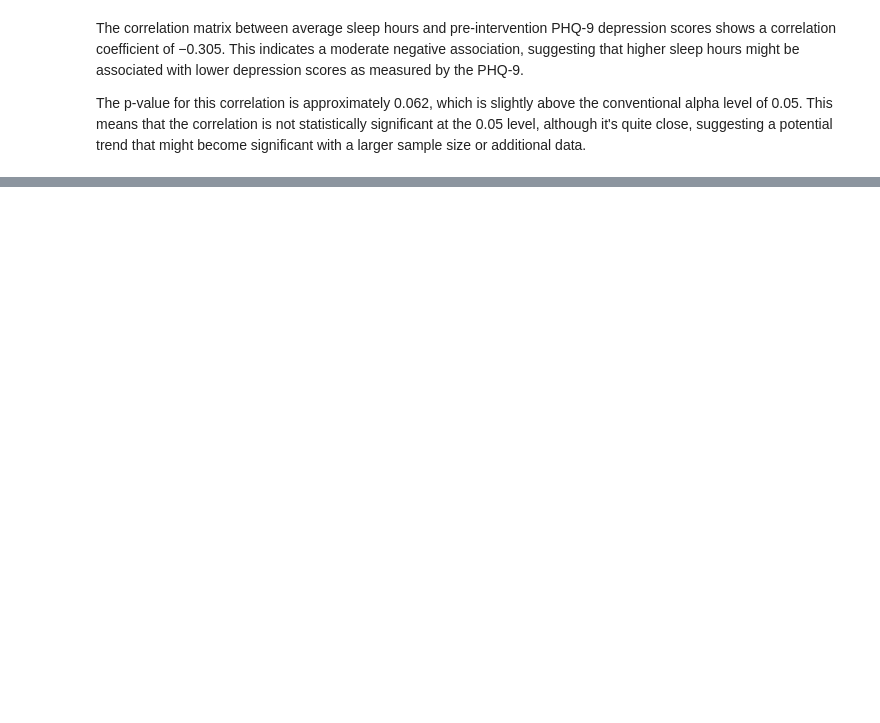
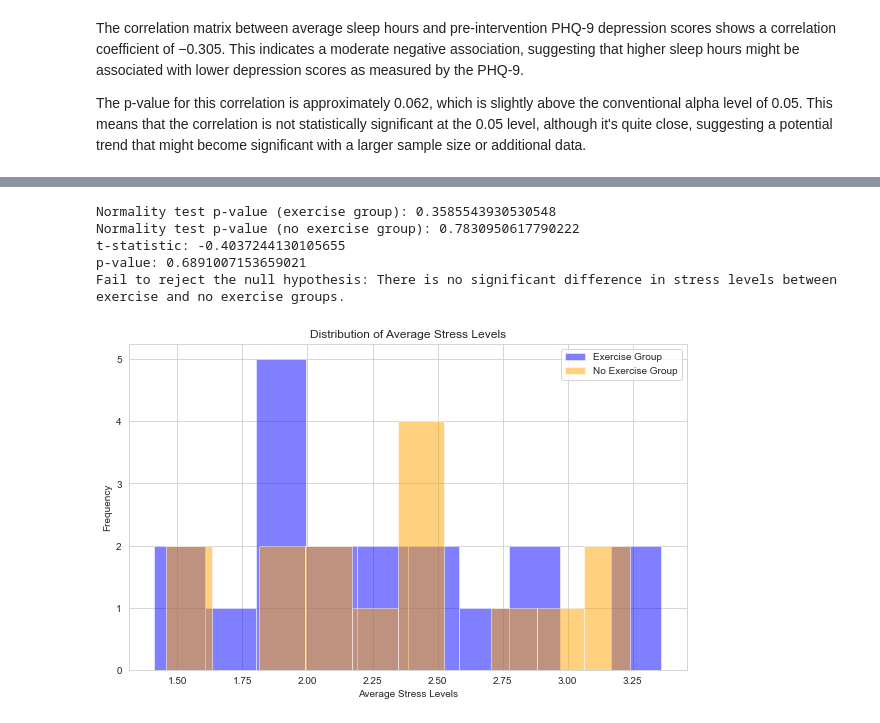
Before and after one commit to MR-ENVYR/BRSM-NSTW-PROJ, a Jupyter notebook: Sreejan/EMA.ipynb, the cells around one changed output, grey strips where cells are left out. Cells and saved outputs as stored; diff of their text form; code cells hidden in the pictures; blank space fills up the shorter version.

```diff
--- a/Sreejan/EMA.ipynb
+++ b/Sreejan/EMA.ipynb
@@ -275,0 +332,54 @@ The p-value for this correlation is approximately
+# %%
+import pandas as pd
+from scipy import stats
+import matplotlib.pyplot as plt
+
+# Read the data from CSV files
+stress_data = pd.read_csv('./EMA/avg_stress.csv')
+exercise_data = pd.read_csv('./EMA/exercise_hours.csv')
+
+# Merge the data on UID
+merged_data = pd.merge(stress_data, exercise_data, on='UID')
+
+# Create exercise and no_exercise groups
+exercise_group = merged_data[merged_data['AvgExerciseHours'] > 1.5]['AvgStress']
+no_exercise_group = merged_data[merged_data['AvgExerciseHours'] <= 1.5]['AvgStress']
+
+# Perform normality test
+_, p_normality_exercise = stats.shapiro(exercise_group)
+_, p_normality_no_exercise = stats.shapiro(no_exercise_group)
+
+# Perform t-test
+t_statistic, p_value = stats.ttest_ind(exercise_group, no_exercise_group)
+
+# Define significance level
+alpha = 0.05
+
+# Print the results
+print(f"Normality test p-value (exercise group): {p_normality_exercise}")
+print(f"Normality test p-value (no exercise group): {p_normality_no_exercise}")
+print(f"t-statistic: {t_statistic}")
+print(f"p-value: {p_value}")
+
+# Check for statistical significance
+if p_value < alpha:
+    print("Reject the null hypothesis: There is a significant difference in stress levels between exercise and no exercise groups.")
+else:
+    print("Fail to reject the null hypothesis: There is no significant difference in stress levels between exercise and no exercise groups.")
+
+# Plot the data
+plt.figure(figsize=(10, 6))
+plt.hist(exercise_group, bins=10, alpha=0.5, label='Exercise Group', color='blue')
+plt.hist(no_exercise_group, bins=10, alpha=0.5, label='No Exercise Group', color='orange')
+plt.xlabel('Average Stress Levels')
+plt.ylabel('Frequency')
+plt.title('Distribution of Average Stress Levels')
+plt.legend()
+plt.show()
+# %% [output]
+Normality test p-value (exercise group): 0.3585543930530548
+Normality test p-value (no exercise group): 0.7830950617790222
+t-statistic: -0.4037244130105655
+p-value: 0.6891007153659021
+Fail to reject the null hypothesis: There is no significant difference in stress levels between exercise and no exercise groups.
+[figure, added]
```
Also changed, not shown: parts of 37 cells of this notebook, 19 other files.
